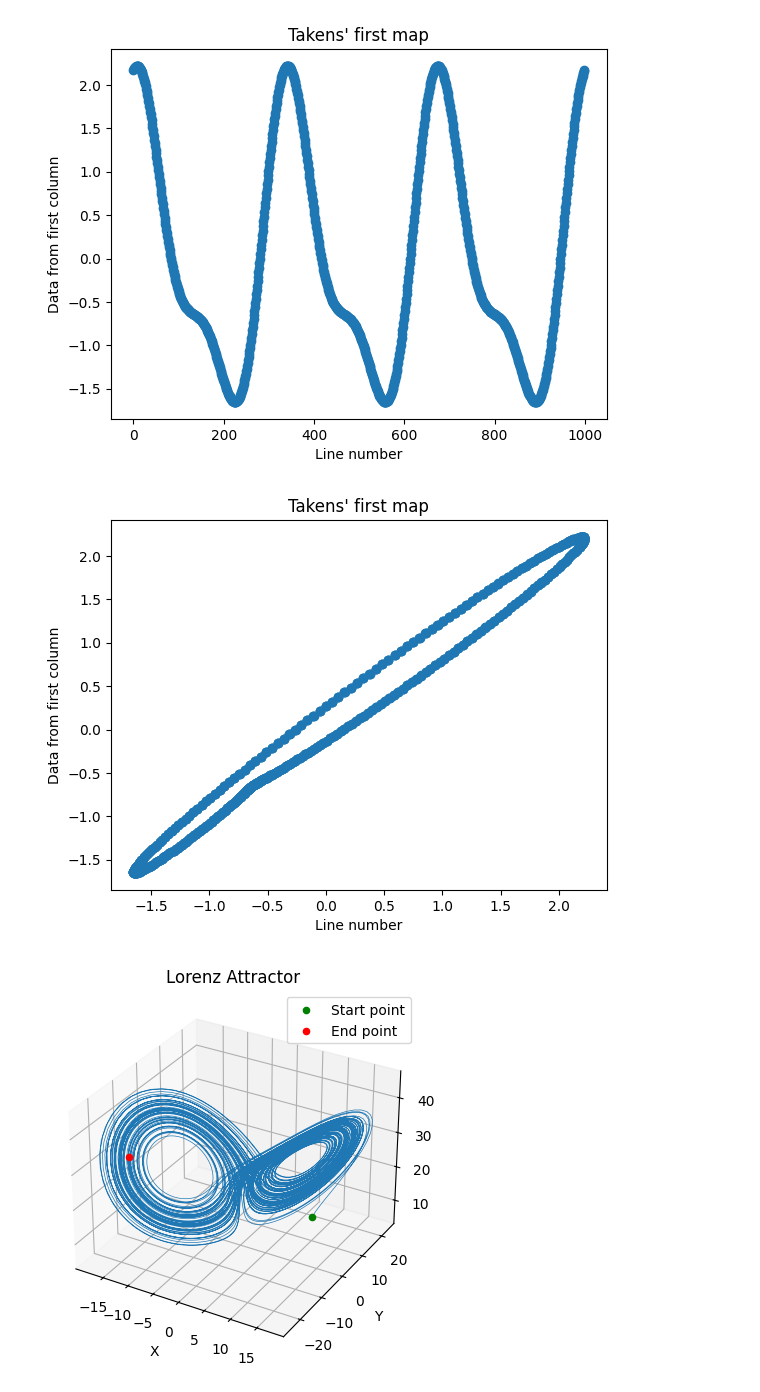
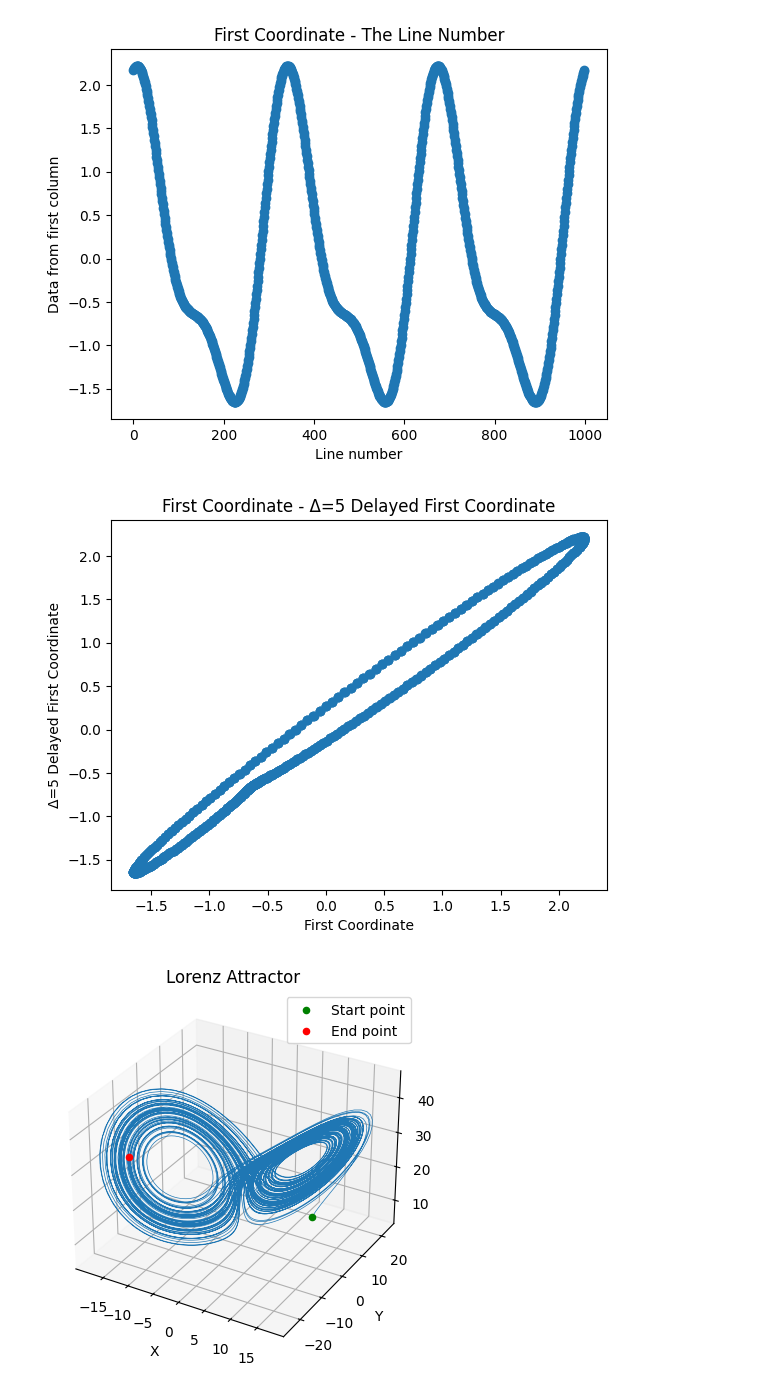
Before and after one commit to mymermer/MLCMS, a Jupyter notebook: Exercise05/task4.ipynb, the cells around one changed output. Saved outputs shown, nothing was run; the diff lists cells and outputs as text; code cells hidden in the pictures.

```diff
--- a/Exercise05/task4.ipynb
+++ b/Exercise05/task4.ipynb
@@ -3,12 +3,16 @@ from utils_task4 import *
 from scipy.integrate import solve_ivp
 import numpy as np
 # %%
+# Define the file path
 file_path = "./data/takens_1.txt"
 
+# Initialize empty lists to store line numbers and data from the first column
 line_numbers = []
 data_from_first_column = []
 
+# Open the file in read mode
 with open(file_path, "r") as file:
+    # Iterate through the lines in the file, keeping track of line numbers
     for line_number, line in enumerate(file, start=0):
         # Split the line into columns
         columns = line.strip().split()
@@ -16,26 +20,26 @@ with open(file_path, "r") as file:
         # Extract data from the first column
         first_column_data = float(columns[0])
 
-        # Append line number and data to lists
+        # Append line number and data to respective lists
         line_numbers.append(line_number)
         data_from_first_column.append(first_column_data)
 
-# Plot the data
+# Plot the data using Matplotlib
 plt.scatter(line_numbers, data_from_first_column)
-plt.title("Takens' first map")
+plt.title("First Coordinate - The Line Number")
 plt.xlabel("Line number")
 plt.ylabel("Data from first column")
 plt.show()
 # %% [output]
-[figure, old version]
+[figure, new version]
 # %%
 plt.scatter(data_from_first_column, data_from_first_column[5:] + data_from_first_column[:5])
-plt.title("Takens' first map")
-plt.xlabel("Line number")
-plt.ylabel("Data from first column")
+plt.title("First Coordinate - Δ=5 Delayed First Coordinate")
+plt.xlabel("First Coordinate")
+plt.ylabel("Δ=5 Delayed First Coordinate")
 plt.show()
 # %% [output]
-[figure, old version]
+[figure, new version]
 # %%
 #Initial Parameters
 sigma = 10
```
Also changed, not shown: parts of 3 cells of this notebook.
